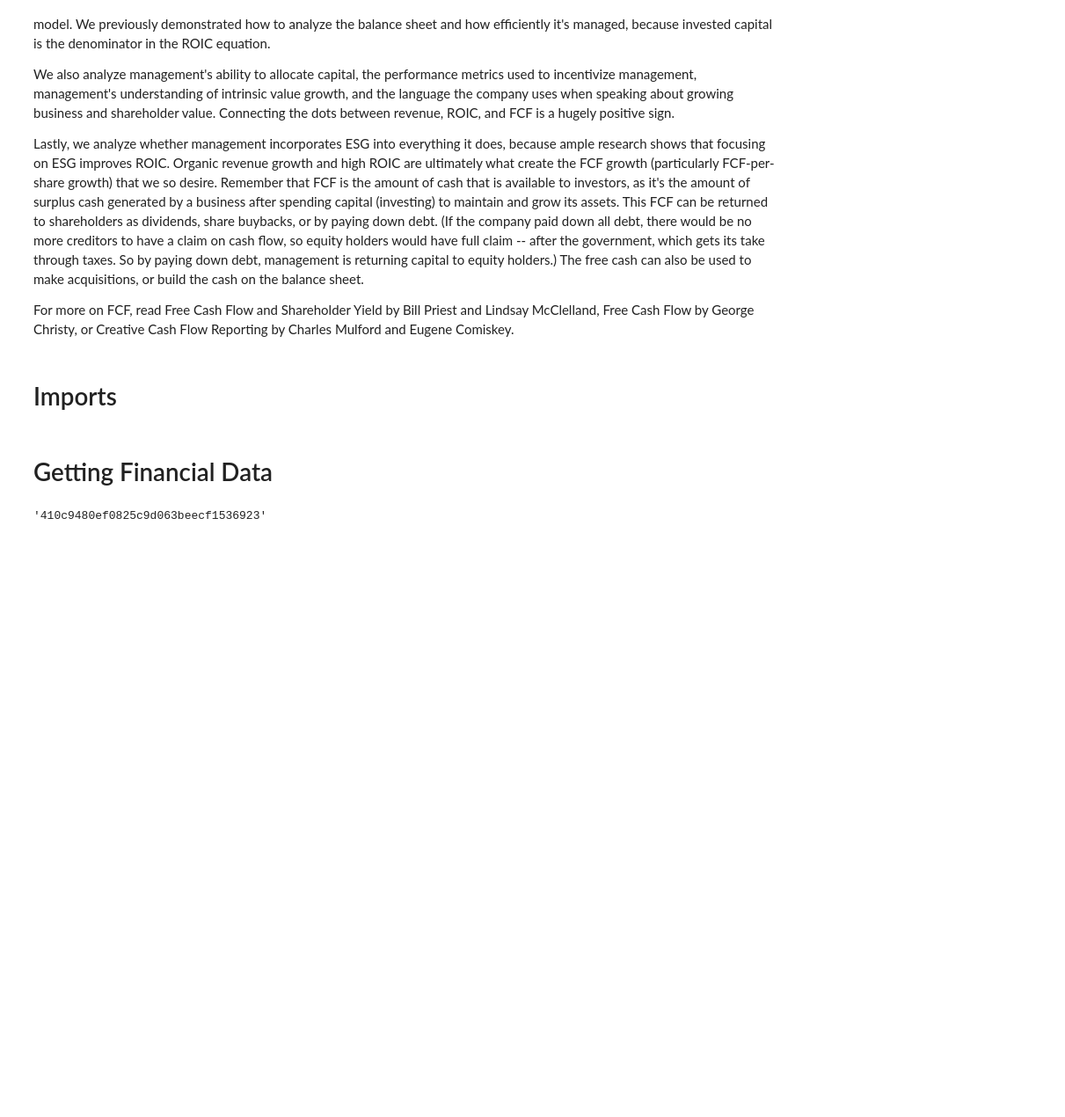
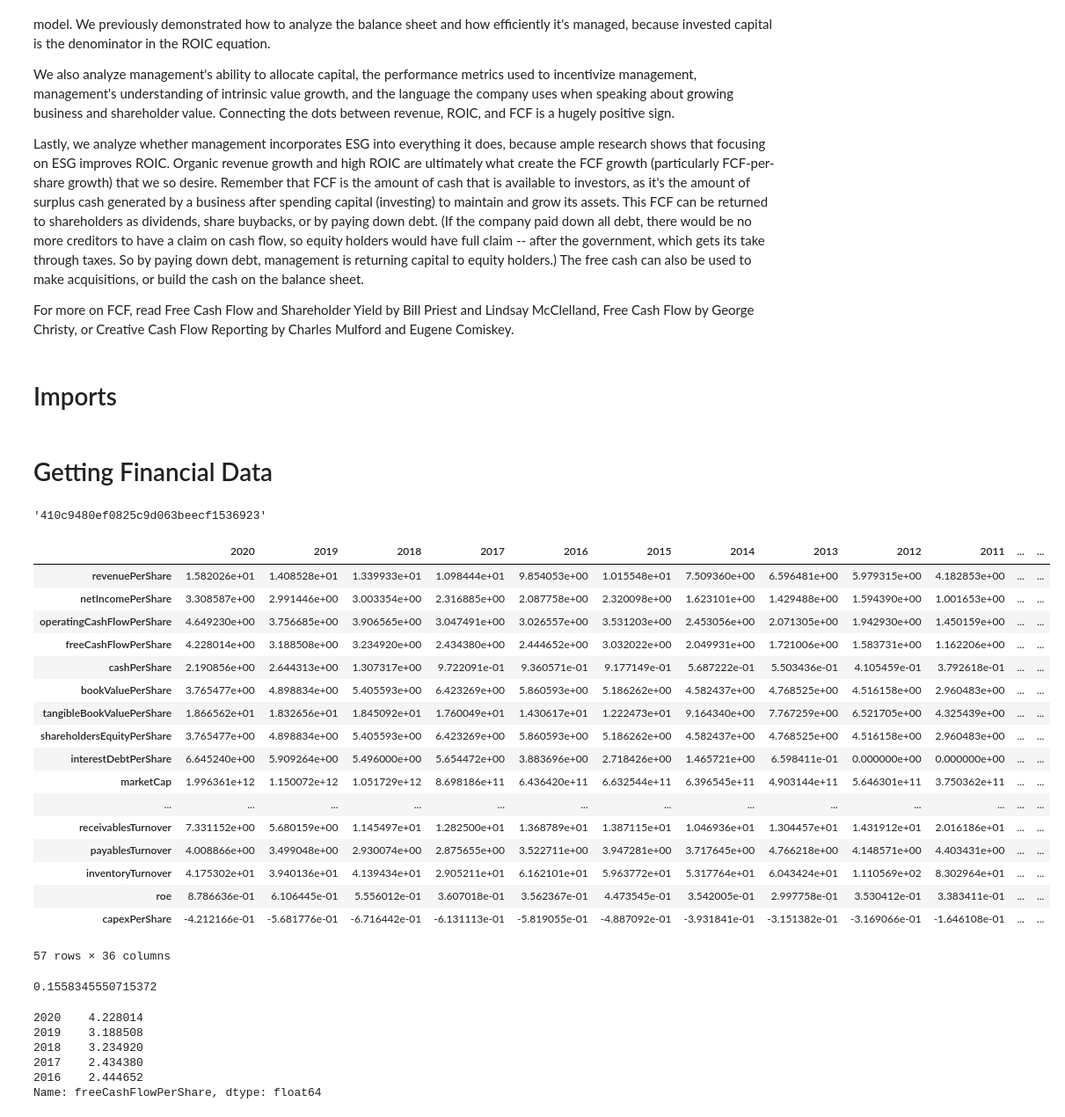
Before and after one commit to mwirtz946/esg_materiality_analysis, a Jupyter notebook: archive/question_8.ipynb, the cells around one changed output. Shown at 88% size. Cells and saved outputs as stored; diff of their text form; code cells hidden in the pictures; blank space fills up the shorter version.

Commit message:
growth rate function for any listed on fundamental analysis

```diff
--- a/archive/question_8.ipynb
+++ b/archive/question_8.ipynb
@@ -34,0 +39,21 @@ api_key
+# %%
+fcf_metrics
+# %% [output]
+|  | 2020 | 2019 | 2018 | 2017 | 2016 | 2015 | 2014 | 2013 | 2012 | 2011 | ... | ... |
+| revenuePerShare | 1.582026e+01 | 1.408528e+01 | 1.339933e+01 | 1.098444e+01 | 9.854053e+00 | 1.015548e+01 | 7.509360e+00 | 6.596481e+00 | 5.979315e+00 | 4.182853e+00 | ... | ... |
+| netIncomePerShare | 3.308587e+00 | 2.991446e+00 | 3.003354e+00 | 2.316885e+00 | 2.087758e+00 | 2.320098e+00 | 1.623101e+00 | 1.429488e+00 | 1.594390e+00 | 1.001653e+00 | ... | ... |
+| operatingCashFlowPerShare | 4.649230e+00 | 3.756685e+00 | 3.906565e+00 | 3.047491e+00 | 3.026557e+00 | 3.531203e+00 | 2.453056e+00 | 2.071305e+00 | 1.942930e+00 | 1.450159e+00 | ... | ... |
+| freeCashFlowPerShare | 4.228014e+00 | 3.188508e+00 | 3.234920e+00 | 2.434380e+00 | 2.444652e+00 | 3.032022e+00 | 2.049931e+00 | 1.721006e+00 | 1.583731e+00 | 1.162206e+00 | ... | ... |
+| cashPerShare | 2.190856e+00 | 2.644313e+00 | 1.307317e+00 | 9.722091e-01 | 9.360571e-01 | 9.177149e-01 | 5.687222e-01 | 5.503436e-01 | 4.105459e-01 | 3.792618e-01 | ... | ... |
+| bookValuePerShare | 3.765477e+00 | 4.898834e+00 | 5.405593e+00 | 6.423269e+00 | 5.860593e+00 | 5.186262e+00 | 4.582437e+00 | 4.768525e+00 | 4.516158e+00 | 2.960483e+00 | ... | ... |
+| tangibleBookValuePerShare | 1.866562e+01 | 1.832656e+01 | 1.845092e+01 | 1.760049e+01 | 1.430617e+01 | 1.222473e+01 | 9.164340e+00 | 7.767259e+00 | 6.521705e+00 | 4.325439e+00 | ... | ... |
+| shareholdersEquityPerShare | 3.765477e+00 | 4.898834e+00 | 5.405593e+00 | 6.423269e+00 | 5.860593e+00 | 5.186262e+00 | 4.582437e+00 | 4.768525e+00 | 4.516158e+00 | 2.960483e+00 | ... | ... |
+| interestDebtPerShare | 6.645240e+00 | 5.909264e+00 | 5.496000e+00 | 5.654472e+00 | 3.883696e+00 | 2.718426e+00 | 1.465721e+00 | 6.598411e-01 | 0.000000e+00 | 0.000000e+00 | ... | ... |
+| marketCap | 1.996361e+12 | 1.150072e+12 | 1.051729e+12 | 8.698186e+11 | 6.436420e+11 | 6.632544e+11 | 6.396545e+11 | 4.903144e+11 | 5.646301e+11 | 3.750362e+11 | ... | ... |
+| ... | ... | ... | ... | ... | ... | ... | ... | ... | ... | ... | ... | ... |
+| receivablesTurnover | 7.331152e+00 | 5.680159e+00 | 1.145497e+01 | 1.282500e+01 | 1.368789e+01 | 1.387115e+01 | 1.046936e+01 | 1.304457e+01 | 1.431912e+01 | 2.016186e+01 | ... | ... |
+| payablesTurnover | 4.008866e+00 | 3.499048e+00 | 2.930074e+00 | 2.875655e+00 | 3.522711e+00 | 3.947281e+00 | 3.717645e+00 | 4.766218e+00 | 4.148571e+00 | 4.403431e+00 | ... | ... |
+| inventoryTurnover | 4.175302e+01 | 3.940136e+01 | 4.139434e+01 | 2.905211e+01 | 6.162101e+01 | 5.963772e+01 | 5.317764e+01 | 6.043424e+01 | 1.110569e+02 | 8.302964e+01 | ... | ... |
+| roe | 8.786636e-01 | 6.106445e-01 | 5.556012e-01 | 3.607018e-01 | 3.562367e-01 | 4.473545e-01 | 3.542005e-01 | 2.997758e-01 | 3.530412e-01 | 3.383411e-01 | ... | ... |
+| capexPerShare | -4.212166e-01 | -5.681776e-01 | -6.716442e-01 | -6.131113e-01 | -5.819055e-01 | -4.887092e-01 | -3.931841e-01 | -3.151382e-01 | -3.169066e-01 | -1.646108e-01 | ... | ... |
+57 rows × 36 columns
@@ -34,0 +72,13 @@ api_key
+# %%
+average_growth('freeCashFlowPerShare',3)
+# %% [output]
+0.1558345550715372
+# %%
+fcf_metrics.loc['freeCashFlowPerShare'][0:5]
+# %% [output]
+2020    4.228014
+2019    3.188508
+2018    3.234920
+2017    2.434380
+2016    2.444652
+Name: freeCashFlowPerShare, dtype: float64
```
Also changed, not shown: parts of 3 cells of this notebook.
